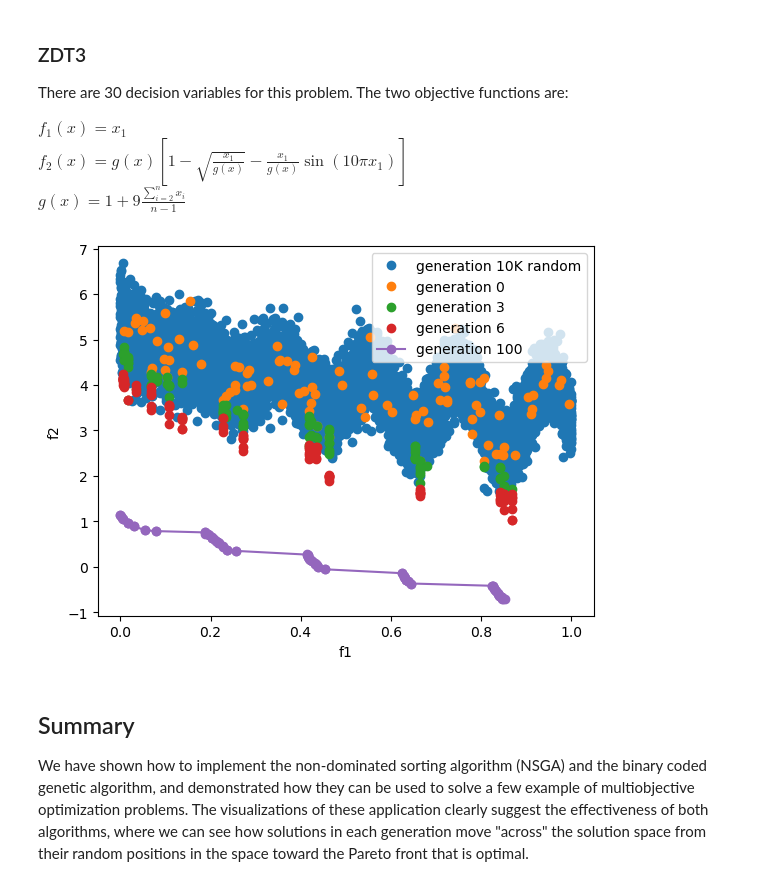
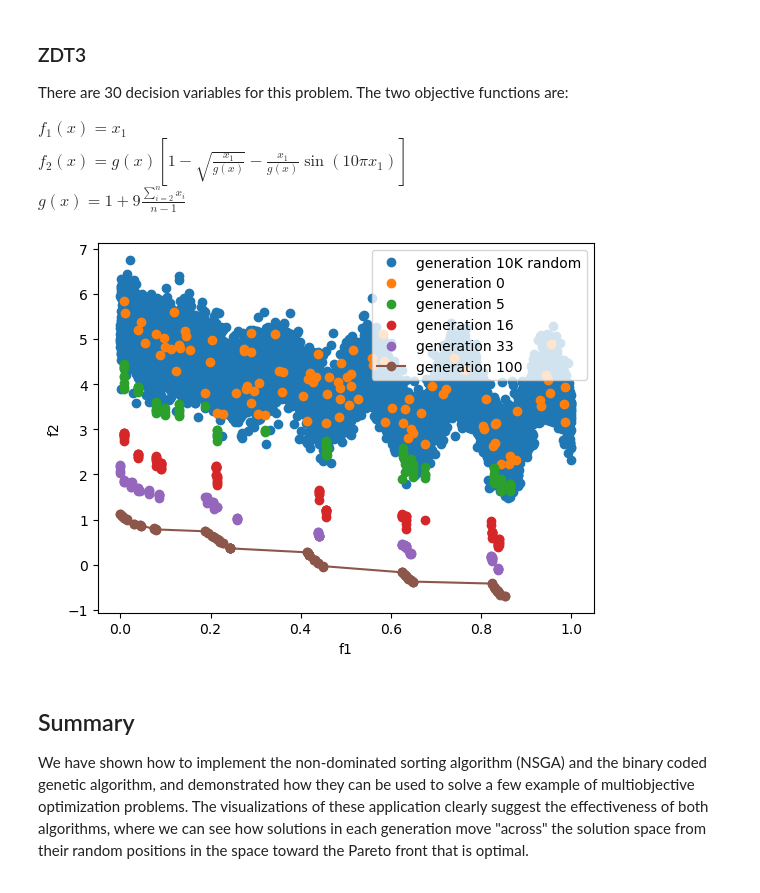
Before and after one commit to ncxiao/nsga-ii, a Jupyter notebook: NSGA-II.ipynb, the cells around one changed output. Drawn from its saved outputs; the diff is of its cells as text; code cells hidden in the pictures.

```diff
--- a/NSGA-II.ipynb
+++ b/NSGA-II.ipynb
@@ -626,24 +626,24 @@ P = nsga2_x(N, T, crossover_prob, mutation_prob, numvar, varlen, bounds, decoder
 # %%
 P['10K random'] = [solution(numvar, varlen, bounds=bounds, decoder=decoder, evaluator=evaluator) for _ in range(10000)]
 for i in P['10K random']:
     i.evaluate()
 
-toplot = ['10K random', 0, T//30, 2*T//30, T]
+toplot = ['10K random', 0, T//20, T//6, T//3, T]
 for i in toplot:
     x1 = [(p.obj[0], p.obj[1]) for p in P[i]]
     x1.sort()
     marker = 'o'
     if i == T:
         marker = 'o-'
     plt.plot([i[0] for i in x1], [i[1] for i in x1], marker, label=f'generation {i}')
 
 plt.legend(loc='upper right')
 # plt.gca().set_aspect(1)
 plt.xlabel('f1')
 plt.ylabel('f2')
 plt.show()
 # %% [output]
-[figure, old version]
+[figure, new version]
 # %% [markdown]
 ## Summary
 
```
Also changed, not shown: parts of 10 cells of this notebook, 1 other file.
